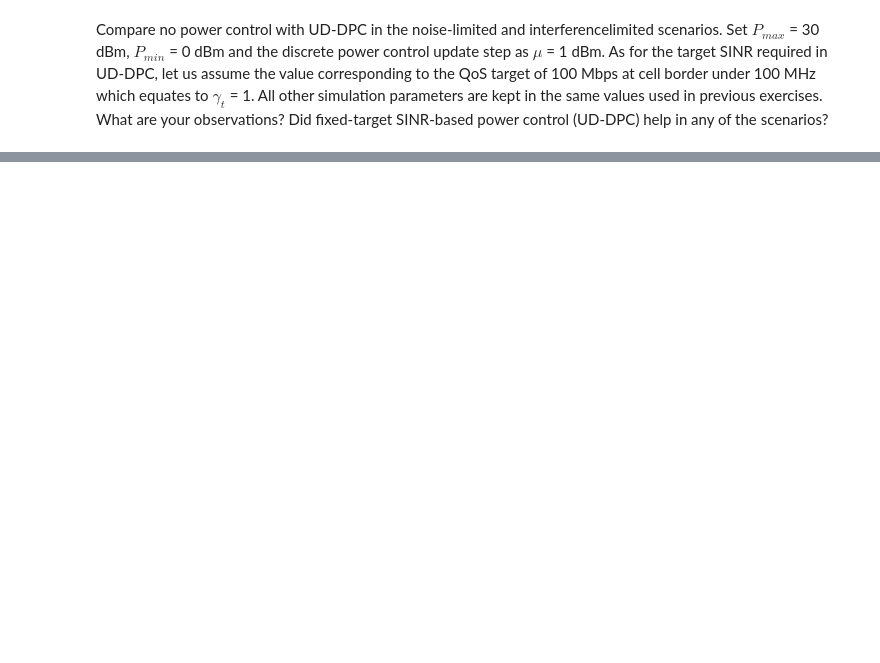
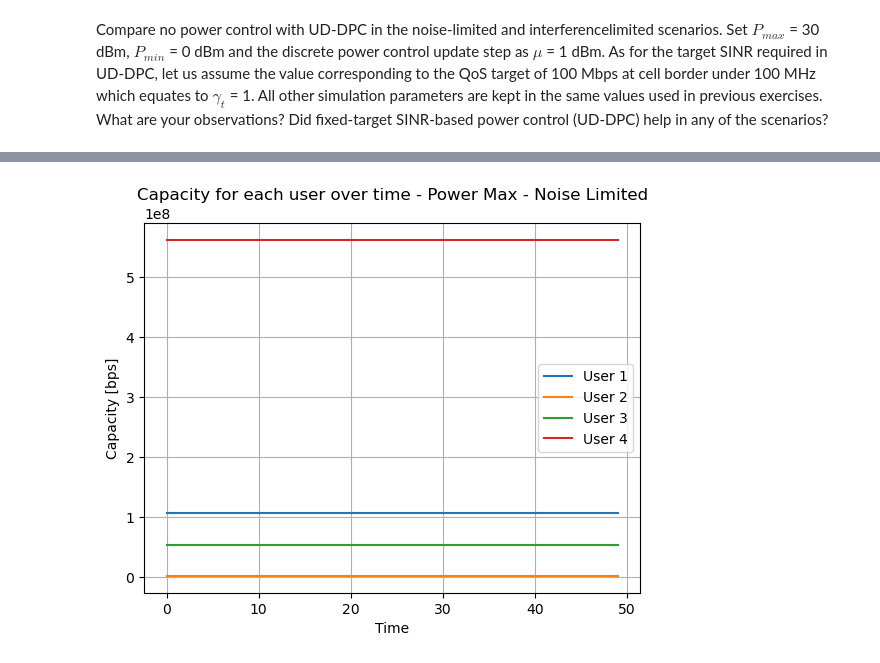
Before and after one commit to vitorfraga12/Intro-to-Wirelles---Part-3, a Jupyter notebook: Questao7.ipynb, the cells around one changed output, grey strips where cells are left out. Drawn from its saved outputs; the diff is of its cells as text; code cells hidden in the pictures; blank space fills up the shorter version.

```diff
--- a/Questao7.ipynb
+++ b/Questao7.ipynb
@@ -219,14 +258,15 @@ def find_capacity(sinr, banda, channels):
     '''Função que calcula a capacidade de um dado canal.
 
     Parâmetros:
-    sinr (list): A relação sinal ruído mais interferência.
+    sinr (array): A relação sinal ruído mais interferência.
     banda (int): A largura de banda do canal.
     channels (int): O número de canais.
     Retorna:
     list: A capacidade do canal.'''
 
-    banda_channel = banda / channels
+    capacity = banda * np.log2(1 + sinr)
 
-    capacity = banda_channel * np.log2(1 + sinr)
+    # Deixado no formato [channels, ues]
+    capacity = capacity.reshape(channels, -1)
 
     return capacity
@@ -243,0 +381,15 @@ step = 1 # Em dBm
+# %%
+# Plotando a capacidade para cada usuário para cada momento utilizando o Power Max
+plt.figure()
+plt.plot(capacity_max_vector[0, :], label='User 1')
+plt.plot(capacity_max_vector[1, :], label='User 2')
+plt.plot(capacity_max_vector[2, :], label='User 3')
+plt.plot(capacity_max_vector[3, :], label='User 4')
+plt.legend()
+plt.xlabel('Time')
+plt.ylabel('Capacity [bps]')
+plt.title('Capacity for each user over time - Power Max - Noise Limited')
+plt.grid()
+plt.show()
+# %% [output]
+[figure, added]
```
Also changed, not shown: parts of 17 cells of this notebook.
